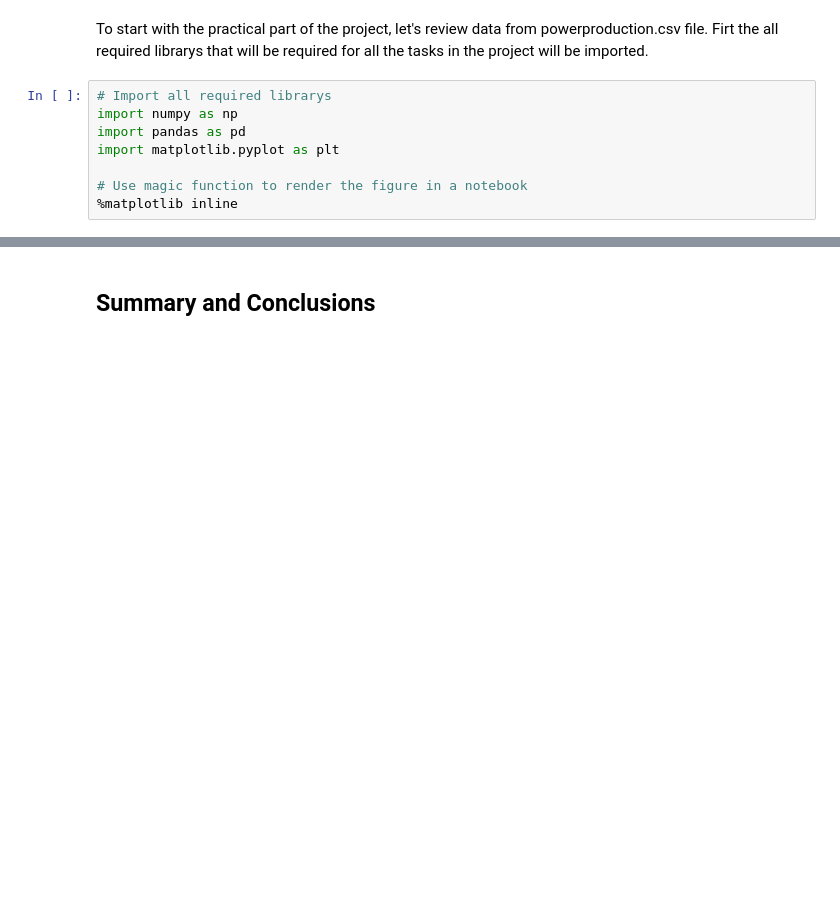
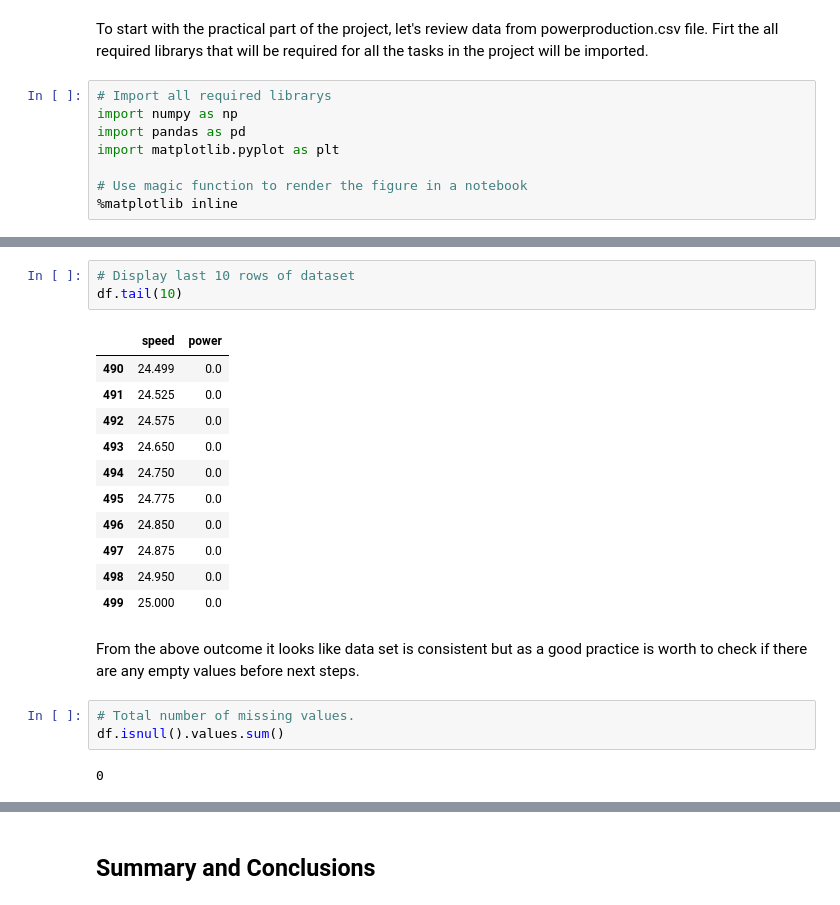
Before and after one commit to G00376332/52954-MachineLearning_Project, a Jupyter notebook: Project.ipynb, the cells around one changed output, grey strips where cells are left out. Cells and saved outputs as stored; diff of their text form; blank space fills up the shorter version.

```diff
--- a/Project.ipynb
+++ b/Project.ipynb
@@ -103,0 +121,22 @@ import matplotlib.pyplot as plt
+# %%
+# Display last 10 rows of dataset
+df.tail(10)
+# %% [output]
+|  | speed | power |
+| 490 | 24.499 | 0.0 |
+| 491 | 24.525 | 0.0 |
+| 492 | 24.575 | 0.0 |
+| 493 | 24.650 | 0.0 |
+| 494 | 24.750 | 0.0 |
+| 495 | 24.775 | 0.0 |
+| 496 | 24.850 | 0.0 |
+| 497 | 24.875 | 0.0 |
+| 498 | 24.950 | 0.0 |
+| 499 | 25.000 | 0.0 |
+# %% [markdown]
+From the above outcome it looks like data set is consistent but as a good practice is worth to check if there are any empty  values before next steps.
+# %%
+# Total number of missing values.
+df.isnull().values.sum()
+# %% [output]
+0
```
Also changed, not shown: parts of 5 cells of this notebook.
